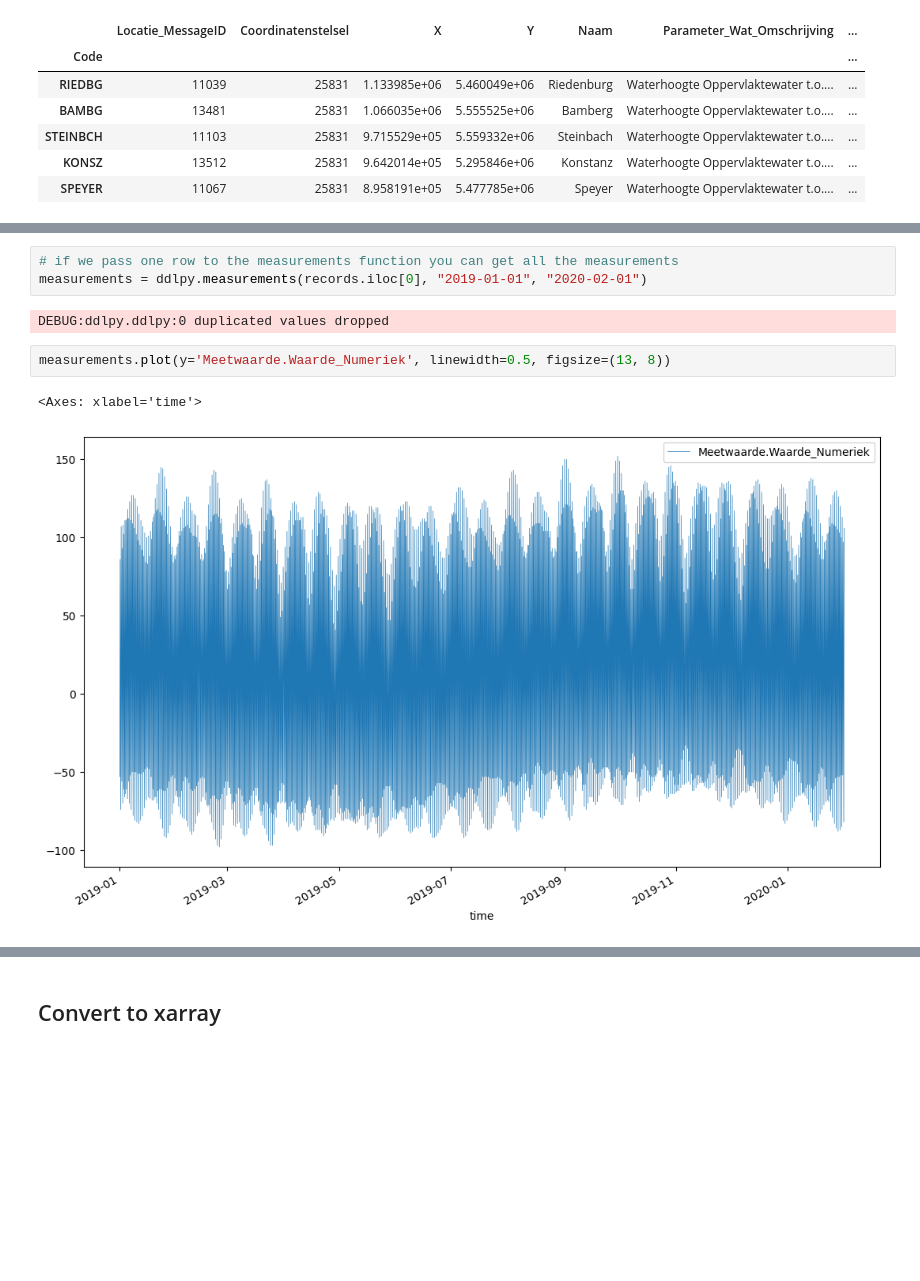
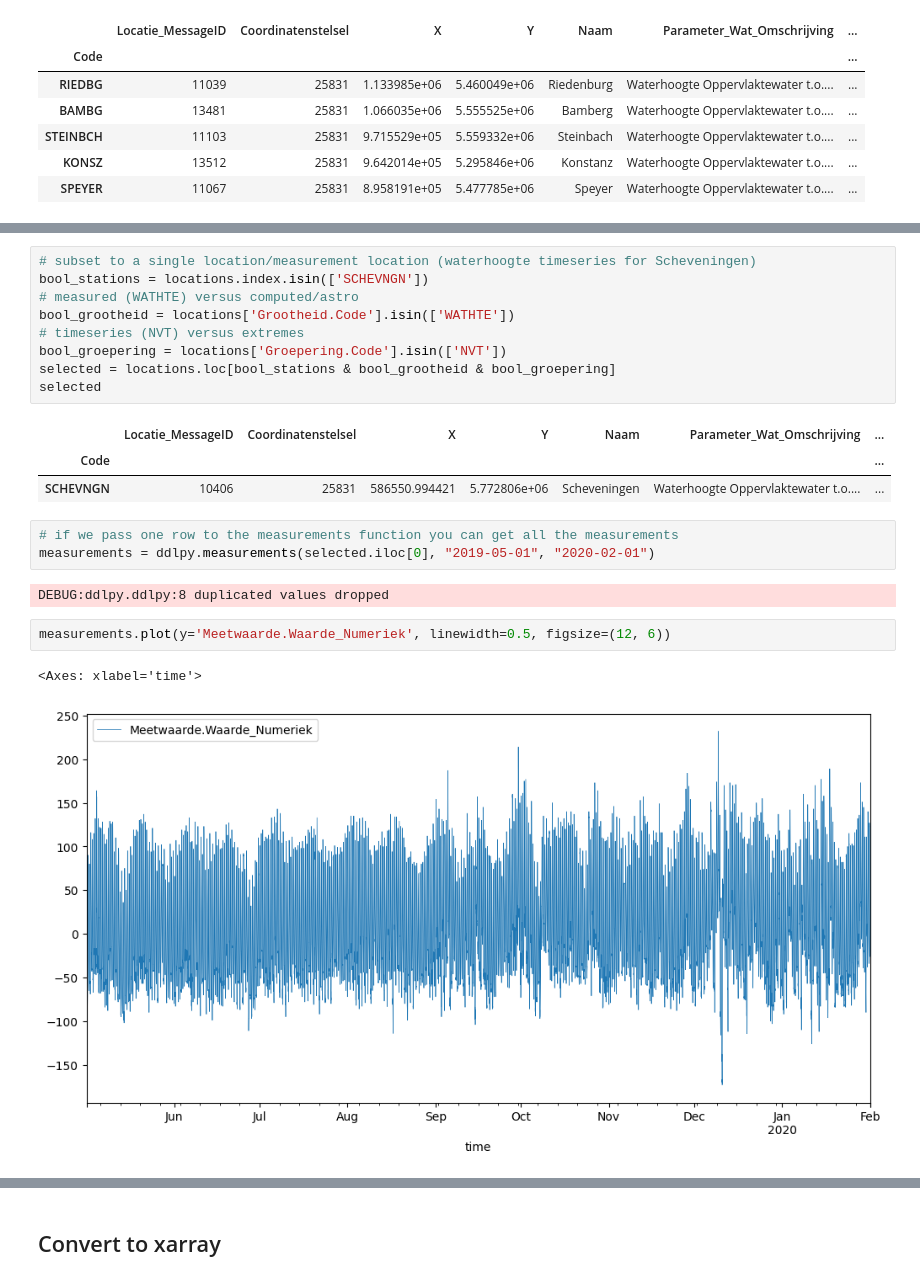
Before and after one commit to Deltares/ddlpy, a Jupyter notebook: docs/notebooks/measurements.ipynb, the cells around one changed output, grey strips where cells are left out. Saved outputs shown, nothing was run; the diff lists cells and outputs as text; blank space fills up the shorter version.

```diff
--- a/docs/notebooks/measurements.ipynb
+++ b/docs/notebooks/measurements.ipynb
@@ -94,16 +91,29 @@ records
 | SCHEVNGN | 10406 | 25831 | 586550.994421 | 5.772806e+06 | Scheveningen | Levendigheid Oppervlaktewater cm2 | ... |
 | SCHEVNGN | 10406 | 25831 | 586550.994421 | 5.772806e+06 | Scheveningen | Getijextreemtype Oppervlaktewater | ... |
 | SCHEVNGN | 10406 | 25831 | 586550.994421 | 5.772806e+06 | Scheveningen | Getijextreemtype Oppervlaktewater | ... |
+# %%
+# subset to a single location/measurement location (waterhoogte timeseries for Scheveningen)
+bool_stations = locations.index.isin(['SCHEVNGN'])
+# measured (WATHTE) versus computed/astro
+bool_grootheid = locations['Grootheid.Code'].isin(['WATHTE'])
+# timeseries (NVT) versus extremes
+bool_groepering = locations['Groepering.Code'].isin(['NVT'])
+selected = locations.loc[bool_stations & bool_grootheid & bool_groepering]
+selected
+# %% [output]
+|  | Locatie_MessageID | Coordinatenstelsel | X | Y | Naam | Parameter_Wat_Omschrijving | ... |
+| Code |  |  |  |  |  |  | ... |
+| SCHEVNGN | 10406 | 25831 | 586550.994421 | 5.772806e+06 | Scheveningen | Waterhoogte Oppervlaktewater t.o.... | ... |
 # %%
 # if we pass one row to the measurements function you can get all the measurements
-measurements = ddlpy.measurements(records.iloc[0], "2019-01-01", "2020-02-01")
+measurements = ddlpy.measurements(selected.iloc[0], "2019-05-01", "2020-02-01")
 # %% [output]
-DEBUG:ddlpy.ddlpy:0 duplicated values dropped
+DEBUG:ddlpy.ddlpy:8 duplicated values dropped
 # %%
-measurements.plot(y='Meetwaarde.Waarde_Numeriek', linewidth=0.5, figsize=(13, 8))
+measurements.plot(y='Meetwaarde.Waarde_Numeriek', linewidth=0.5, figsize=(12, 6))
 # %% [output]
 <Axes: xlabel='time'>
-[figure, old version]
+[figure, new version]
 # %%
 measurements
 # %% [output]
```
Also changed, not shown: parts of 4 cells of this notebook.
